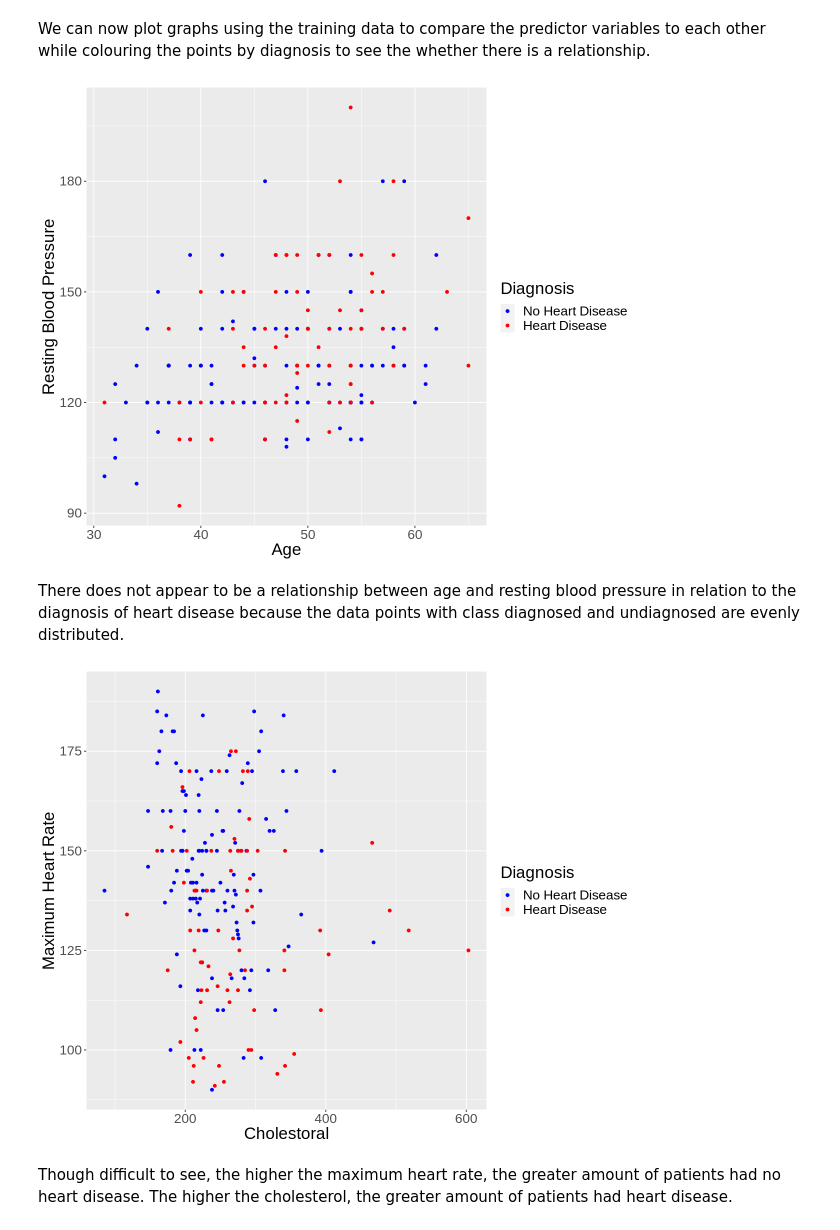
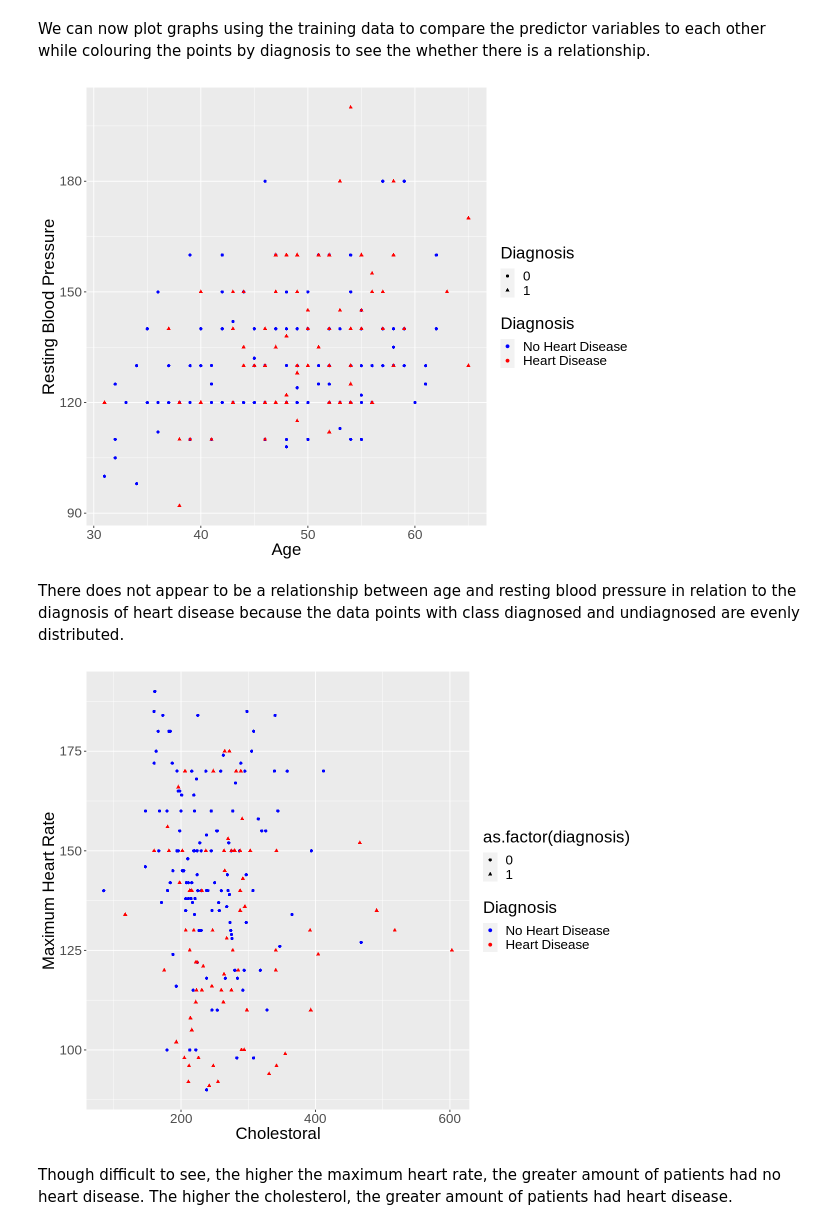
Before and after one commit to julieklipp/Project-Proposal, a Jupyter notebook: Project Proposal.ipynb, the cells around one changed output. Drawn from its saved outputs; the diff is of its cells as text; code cells hidden in the pictures.

```diff
--- a/Project Proposal.ipynb
+++ b/Project Proposal.ipynb
@@ -201,27 +181,27 @@ We can now plot graphs using the training data to compare the predictor variable
 # %%
 options(repr.plot.width = 10, repr.plot.height = 8)
 age_vs_blood_pressure_plot <- training_heart_data |>
-    ggplot(aes(x = age, y = as.numeric(resting_blood_pressure), color = as.factor(diagnosis))) +
+    ggplot(aes(x = age, y = as.numeric(resting_blood_pressure), color = as.factor(diagnosis), shape = as.factor(diagnosis))) +
     geom_point() +
-    labs(x = "Age", y = "Resting Blood Pressure", color = "Diagnosis") +
+    labs(x = "Age", y = "Resting Blood Pressure", color = "Diagnosis", shape = "Diagnosis") +
     theme(text = element_text(size = 20)) +
     scale_color_manual(labels = c("No Heart Disease", "Heart Disease"), values = c("blue", "red"))
 age_vs_blood_pressure_plot
 # %% [output]
-[figure, old version]
+[figure, new version]
 # %% [markdown]
 There does not appear to be a relationship between age and resting blood pressure in relation to the diagnosis of heart disease because the data points with class diagnosed and undiagnosed are evenly distributed.
 # %%
 options(repr.plot.width = 10, repr.plot.height = 8)
 age_vs_max_heart_rate_plot <- training_heart_data |>
-    ggplot(aes(x = as.numeric(serum_cholestoral), y = as.numeric(max_heart_rate), color = as.factor(diagnosis))) +
+    ggplot(aes(x = as.numeric(serum_cholestoral), y = as.numeric(max_heart_rate), color = as.factor(diagnosis), shape = as.factor(diagnosis))) +
     geom_point() +
     labs(x = "Cholestoral", y = "Maximum Heart Rate", color = "Diagnosis") +
     theme(text = element_text(size = 20)) +
     scale_color_manual(labels = c("No Heart Disease", "Heart Disease"), values = c("blue", "red"))
 age_vs_max_heart_rate_plot
 # %% [output]
-[figure, old version]
+[figure, new version]
 # %% [markdown]
 Though difficult to see, the higher the maximum heart rate, the greater amount of patients had no heart disease. The higher the cholesterol, the greater amount of patients had heart disease.
 # %%
```
Also changed, not shown: parts of 7 cells of this notebook.
